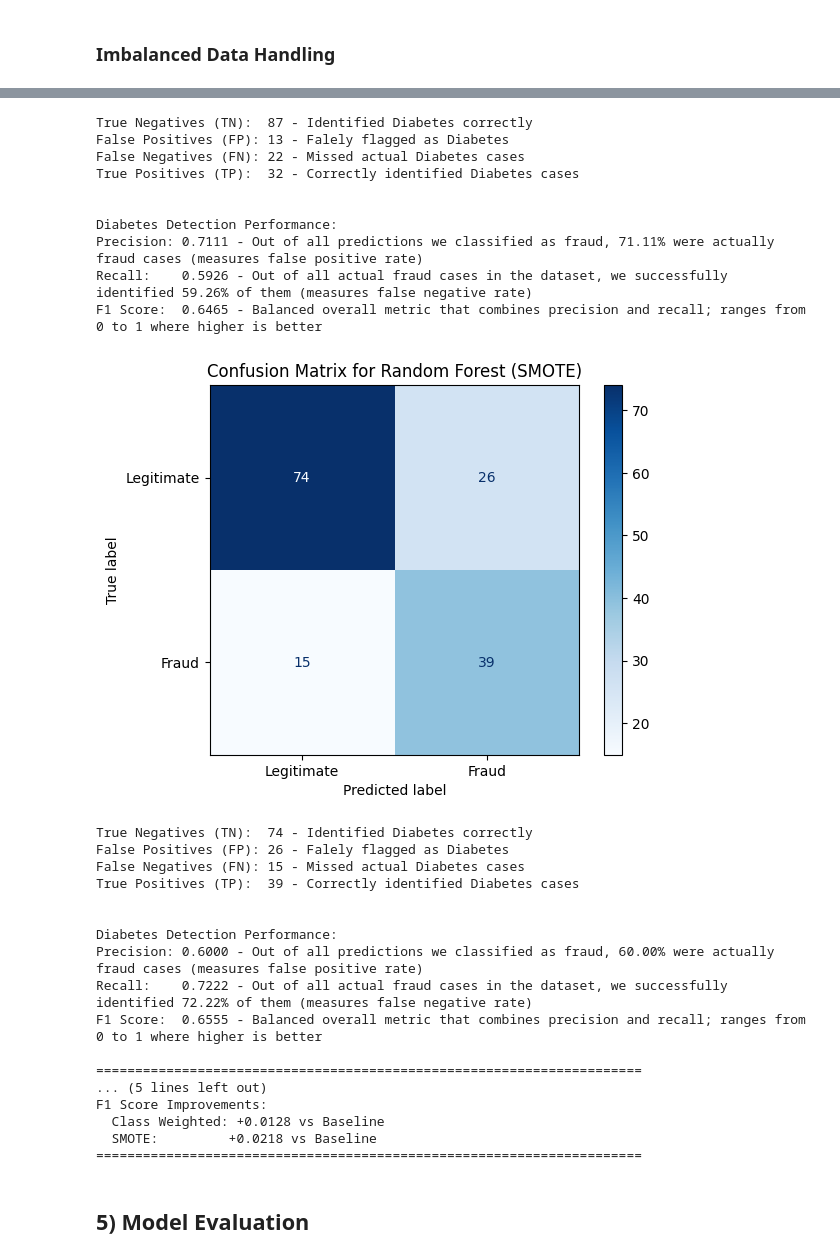
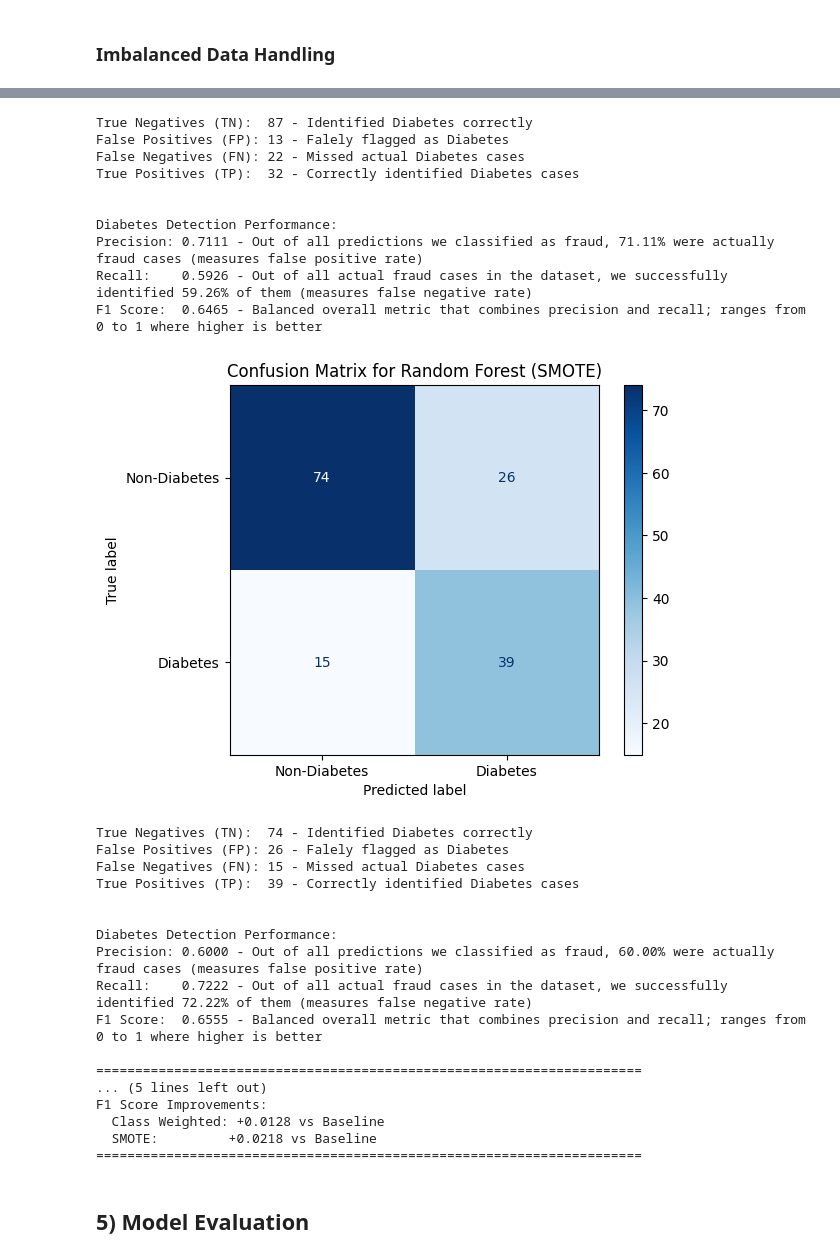
Before and after one commit to Sepehrman/mini-project-2, a Jupyter notebook: notebooks/exploration_and_modelling.ipynb, the cells around one changed output, grey strips where cells are left out. Cells and saved outputs as stored; diff of their text form; code cells hidden in the pictures.

```diff
--- a/notebooks/exploration_and_modelling.ipynb
+++ b/notebooks/exploration_and_modelling.ipynb
@@ -202,7 +202,7 @@ log_reg.fit(X_train_scaled, y_train)
 y_pred_log_reg = log_reg.predict(X_test_scaled)
 log_reg_accuracy = accuracy_score(y_test, y_pred_log_reg)
 
-log_reg_report = classification_report(y_test, y_pred_log_reg, target_names=['Legitimate', 'Fraud'])
+log_reg_report = classification_report(y_test, y_pred_log_reg, target_names=['Non-Diabetes', 'Diabetes'])
 
 print("Logistic Regression training complete")
 model_results.append({"model": "LogisticRegression", "accuracy": log_reg_accuracy, "report": log_reg_report})
@@ -231,7 +231,7 @@ y_pred_rf = rf.predict(X_test_scaled)
 # Metrics calculations
 rf_accuracy = accuracy_score(y_test, y_pred_rf)
 rf_f1_score = f1_score(y_test, y_pred_rf)
-rf_report = classification_report(y_test, y_pred_rf, target_names=['Legitimate', 'Fraud'])
+rf_report = classification_report(y_test, y_pred_rf, target_names=['Non-Diabetes', 'Diabetes'])
 
 
 print("Random Forest training complete")
@@ -248,7 +248,7 @@ y_predict_knn = knn.predict(X_test_scaled )
 
 knn_accuracy = accuracy_score(y_test, y_predict_knn)
 knn_f1_score = f1_score(y_test, y_predict_knn)
-knn_report = classification_report(y_test, y_predict_knn, target_names=['Legitimate', 'Fraud'])
+knn_report = classification_report(y_test, y_predict_knn, target_names=['Non-Diabetes', 'Diabetes'])
 
 print('KNeighborsClassifier Training Complete')
 print({"model": "RandomForest", "accuracy": rf_accuracy, "f1_score": rf_f1_score, "report": rf_report})
@@ -294,10 +294,10 @@ Best F1 Score from Grid Search: 0.6342129858705811
 # %% [markdown]
 ### Confusion Matrix
 # %%
-# do confusion matrix & visualization for all models. Maybe create a method where I can only pass in the model info and it will handle and plot the confusion matrix
+# do confusion matrix & visualization for all models
 def plot_confusion_matrix(y_test, y_pred, model_name):
     cm = confusion_matrix(y_test, y_pred)
-    confusion_matrix_display = ConfusionMatrixDisplay(confusion_matrix=cm, display_labels=['Legitimate', 'Fraud'])
+    confusion_matrix_display = ConfusionMatrixDisplay(confusion_matrix=cm, display_labels=['Non-Diabetes', 'Diabetes'])
     confusion_matrix_display.plot(cmap=plt.cm.Blues)
     plt.title(f'Confusion Matrix for {model_name}')
     plt.show()
@@ -419,7 +424,7 @@ rf_smote.fit(X_train_smote, y_train_smote)
 y_pred_smote = rf_smote.predict(X_test_scaled)
 smote_accuracy = accuracy_score(y_test, y_pred_smote)
 smote_f1 = f1_score(y_test, y_pred_smote)
-smote_report = classification_report(y_test, y_pred_smote, target_names=['Legitimate', 'Diabetes'])
+smote_report = classification_report(y_test, y_pred_smote, target_names=['Non-Diabetes', 'Diabetes'])
 
 print("\nSMOTE Random Forest training complete")
 model_results.append({
@@ -515,14 +520,14 @@ Baseline Random Forest  0.759740  0.633663
 True Negatives (TN):  87 - Identified Diabetes correctly
 False Positives (FP): 13 - Falely flagged as Diabetes
 False Negatives (FN): 22 - Missed actual Diabetes cases
 True Positives (TP):  32 - Correctly identified Diabetes cases
 
 
 Diabetes Detection Performance:
 Precision: 0.7111 - Out of all predictions we classified as fraud, 71.11% were actually fraud cases (measures false positive rate)
 Recall:    0.5926 - Out of all actual fraud cases in the dataset, we successfully identified 59.26% of them (measures false negative rate)
 F1 Score:  0.6465 - Balanced overall metric that combines precision and recall; ranges from 0 to 1 where higher is better
-[figure, old version]
+[figure, new version]
 True Negatives (TN):  74 - Identified Diabetes correctly
 False Positives (FP): 26 - Falely flagged as Diabetes
 False Negatives (FN): 15 - Missed actual Diabetes cases
```
Also changed, not shown: parts of 6 cells of this notebook.
